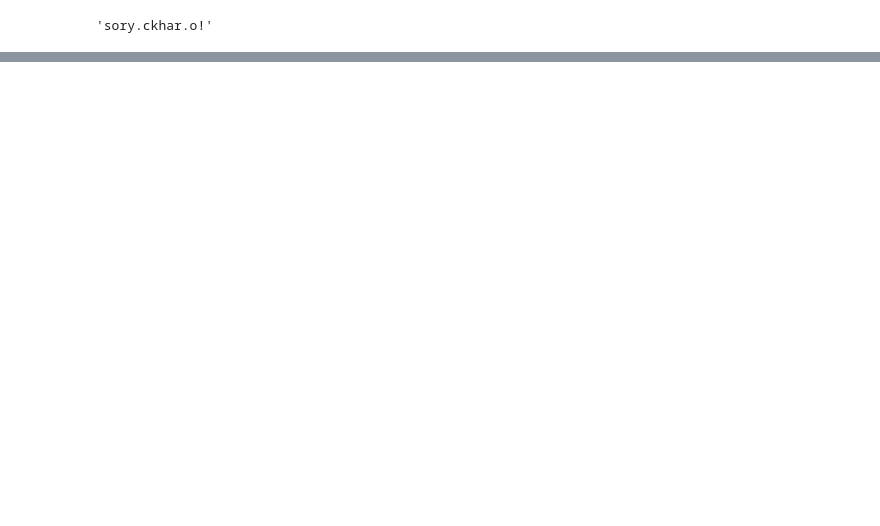
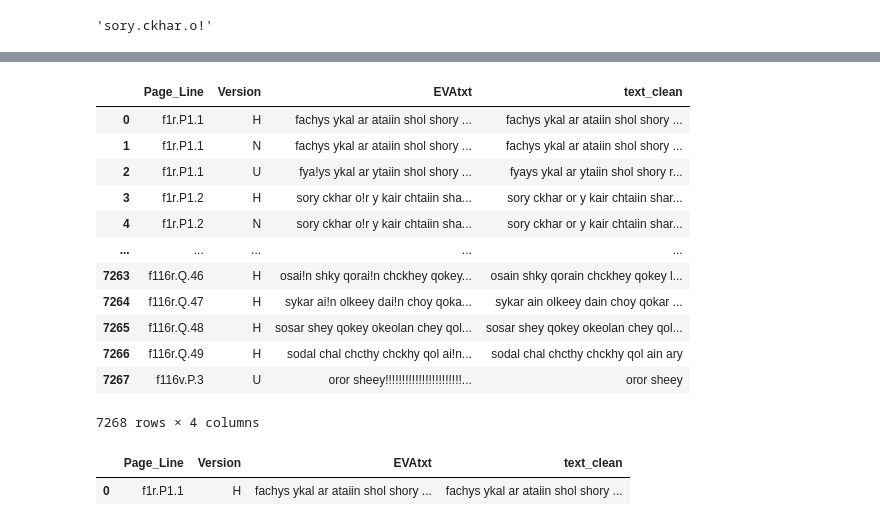
Before and after one commit to BranislavMajernik/voyniXfiles, a Jupyter notebook: voynixf1.ipynb, the cells around one changed output, grey strips where cells are left out. Saved outputs shown, nothing was run; the diff lists cells and outputs as text; code cells hidden in the pictures; blank space fills up the shorter version.

```diff
--- a/voynixf1.ipynb
+++ b/voynixf1.ipynb
@@ -39,0 +40,3 @@ MessageError: ignored
+# %%
+data = pd.read_csv('voynichevatxt.csv', sep=';')
+data.head()
@@ -39,0 +50,24 @@ MessageError: ignored
+# %%
+def remove_punct(text):
+  text_nopunct = "".join([char for char in text if char not in string.punctuation])
+  return text_nopunct
+# %%
+data['EVAtxt'] = data['EVAtxt'].str.replace('.',' ')
+# %%
+data["text_clean"] = data["EVAtxt"].apply(lambda x:remove_punct(x))
+# %%
+data
+# %% [output]
+|  | Page_Line | Version | EVAtxt | text_clean |
+| 0 | f1r.P1.1 | H | fachys ykal ar ataiin shol shory ... | fachys ykal ar ataiin shol shory ... |
+| 1 | f1r.P1.1 | N | fachys ykal ar ataiin shol shory ... | fachys ykal ar ataiin shol shory ... |
+| 2 | f1r.P1.1 | U | fya!ys ykal ar ytaiin shol shory ... | fyays ykal ar ytaiin shol shory r... |
+| 3 | f1r.P1.2 | H | sory ckhar o!r y kair chtaiin sha... | sory ckhar or y kair chtaiin shar... |
+| 4 | f1r.P1.2 | N | sory ckhar o!r y kair chtaiin sha... | sory ckhar or y kair chtaiin shar... |
+| ... | ... | ... | ... | ... |
+| 7263 | f116r.Q.46 | H | osai!n shky qorai!n chckhey qokey... | osain shky qorain chckhey qokey l... |
+| 7264 | f116r.Q.47 | H | sykar ai!n olkeey dai!n choy qoka... | sykar ain olkeey dain choy qokar ... |
+| 7265 | f116r.Q.48 | H | sosar shey qokey okeolan chey qol... | sosar shey qokey okeolan chey qol... |
+| 7266 | f116r.Q.49 | H | sodal chal chcthy chckhy qol ai!n... | sodal chal chcthy chckhy qol ain ary |
+| 7267 | f116v.P.3 | U | oror sheey!!!!!!!!!!!!!!!!!!!!!!!... | oror sheey |
+7268 rows × 4 columns
@@ -39,0 +78,5 @@ MessageError: ignored
+# %%
+dfs
+# %% [output]
+|  | Page_Line | Version | EVAtxt | text_clean |
+| 0 | f1r.P1.1 | H | fachys ykal ar ataiin shol shory ... | fachys ykal ar ataiin shol shory ... |
```
Also changed, not shown: parts of 12 cells of this notebook.
